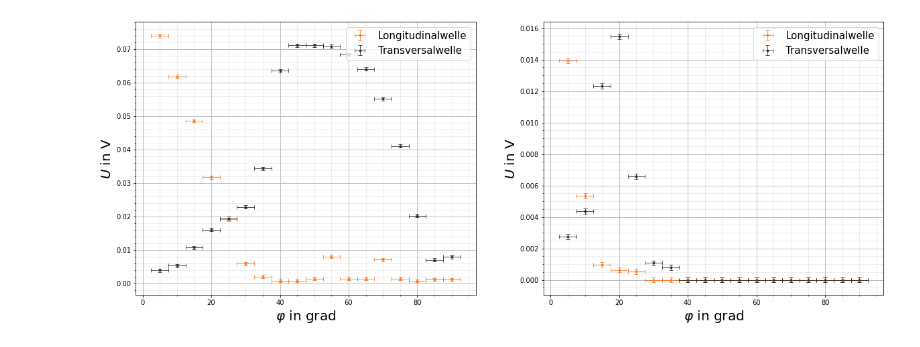
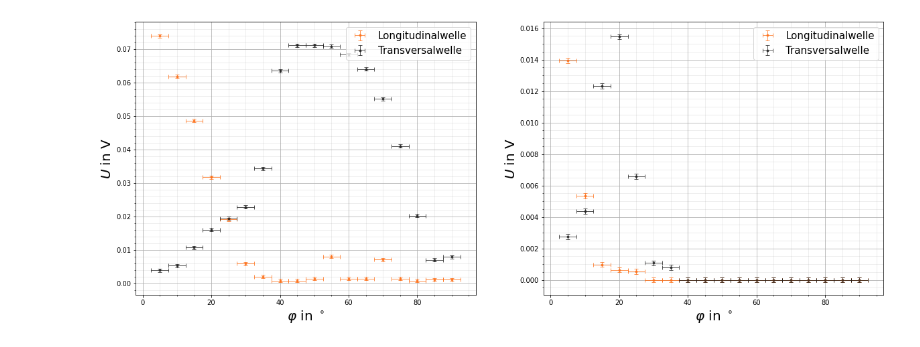
Before and after one commit to CVC97/ExPhy-III-Praktikum, a Jupyter notebook: 18_Ultraschallwellen/18_Ultraschallwellen.ipynb, the cells around one changed output. Cells and saved outputs as stored; diff of their text form; code cells hidden in the pictures.

Commit message:
plot 7

```diff
--- a/18_Ultraschallwellen/18_Ultraschallwellen.ipynb
+++ b/18_Ultraschallwellen/18_Ultraschallwellen.ipynb
@@ -13,33 +13,33 @@ y11 = np.sqrt(np.loadtxt(input1, float, usecols=1, skiprows=3, delimiter=',')**2
 y12 = np.sqrt(np.loadtxt(input1, float, usecols=2, skiprows=3, delimiter=',')**2*10**(-2))
 
 x2 = np.loadtxt(input2, float, usecols=0, skiprows=3, delimiter=',')
 y21 = np.sqrt(np.loadtxt(input2, float, usecols=1, skiprows=3, delimiter=',')**2*10**(-3))
 y22 = np.sqrt(np.loadtxt(input2, float, usecols=2, skiprows=3, delimiter=',')**2*10**(-3))
 
 yerr1 = 0.005/10
 yerr2 = 0.005*10**(-3/2)
 
 fig, ax = plt.subplots(1,2,figsize=(20,7.5))
 
-ax[0].set_xlabel(r'$\varphi$ in grad', fontsize=20)
+ax[0].set_xlabel(r'$\varphi$ in $^\circ$', fontsize=20)
 ax[0].set_ylabel(r'$U$ in V', fontsize=20)
 ax[0].grid()
 ax[0].grid(which='minor', color='#999999', alpha=0.2, linestyle='-')
 ax[0].minorticks_on()
 ax[0].errorbar(x1, y11, xerr = 2.5, yerr = yerr1, fmt = '.', color = '#FE7018', alpha = 0.75, linewidth=1, ecolor="#FE7018", capsize=3, label = 'Longitudinalwelle')
 ax[0].errorbar(x1, y12, xerr = 2.5, yerr = yerr1, fmt = '.', color = '#212121', alpha = 0.75, linewidth=1, ecolor="#212121", capsize=3, label = 'Transversalwelle')
 ax[0].legend(fontsize=15)
 
-ax[1].set_xlabel(r'$\varphi$ in grad', fontsize=20)
+ax[1].set_xlabel(r'$\varphi$ in $^\circ$', fontsize=20)
 ax[1].set_ylabel(r'$U$ in V', fontsize=20)
 ax[1].grid()
 ax[1].grid(which='minor', color='#999999', alpha=0.2, linestyle='-')
 ax[1].minorticks_on()
 ax[1].errorbar(x2, y21, xerr = 2.5, yerr = yerr2, fmt = '.', color = '#FE7018', alpha = 0.75, linewidth=1, ecolor="#FE7018", capsize=3, label = 'Longitudinalwelle')
 ax[1].errorbar(x2, y22, xerr = 2.5, yerr = yerr2, fmt = '.', color = '#212121', alpha = 0.75, linewidth=1, ecolor="#212121", capsize=3, label = 'Transversalwelle')
 ax[1].legend(fontsize=15)
 
 plt.savefig('./V18.pgf', facecolor = 'white', bbox_inches='tight')
 plt.show()
 # %% [output]
-[figure, old version]
+[figure, new version]
```
